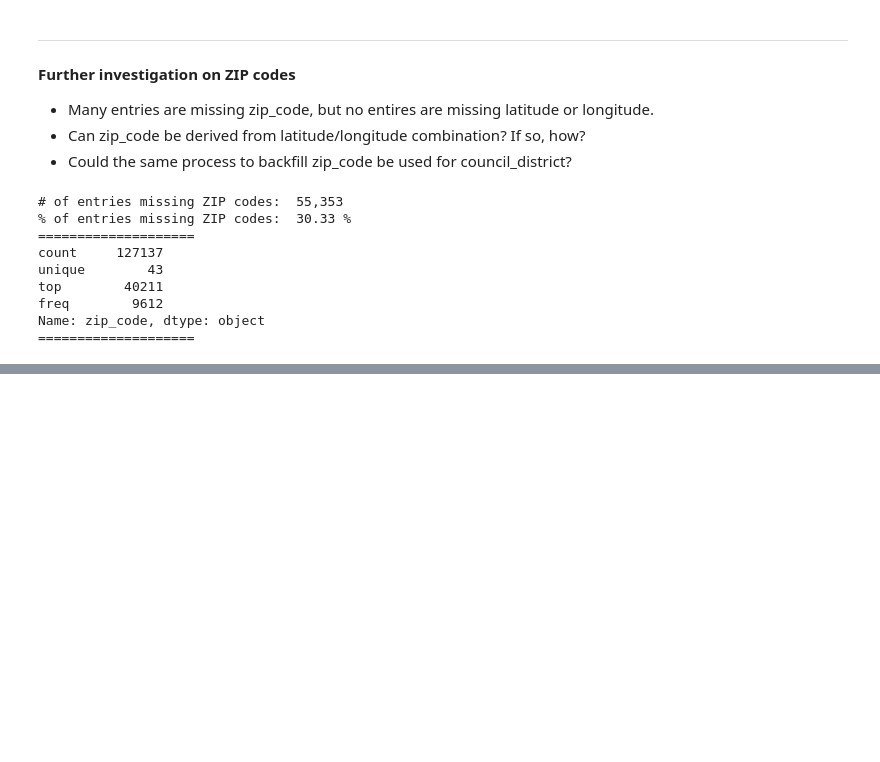
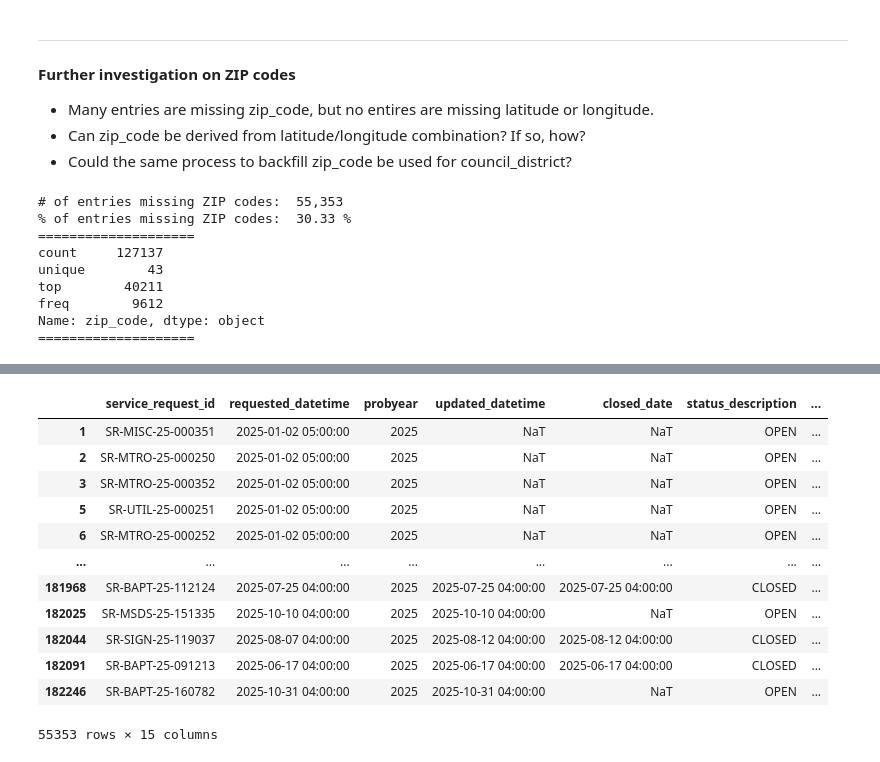
Before and after one commit to peachfiend-42/LouKY_311_Exploration, a Jupyter notebook: LouKY_311_Exploration/initial_views.ipynb, the cells around one changed output, grey strips where cells are left out. Saved outputs shown, nothing was run; the diff lists cells and outputs as text; code cells hidden in the pictures; blank space fills up the shorter version.

```diff
--- a/LouKY_311_Exploration/initial_views.ipynb
+++ b/LouKY_311_Exploration/initial_views.ipynb
@@ -245,0 +319,4 @@ Name: zip_code, dtype: object
+# %%
+# Consolidate the '-0000' ZIPs into their "correct" counterparts.
+lou311_clean.replace({'zip_code': {'40207-0000': '40207', '40208-0000': '40208', '40219-0000': '40219'}}, inplace=True)
+lou311_clean['zip_code'].unique()
@@ -245,0 +332,19 @@ Name: zip_code, dtype: object
+# %%
+# Ditch the null ZIP codes for 'Unknown'
+lou311_clean.fillna({'zip_code': 'Unknown'}, inplace=True)
+lou311_clean[lou311_clean['zip_code'].isnull()]
+lou311_clean[lou311_clean['zip_code'] == 'Unknown']
+# %% [output]
+|  | service_request_id | requested_datetime | probyear | updated_datetime | closed_date | status_description | ... |
+| 1 | SR-MISC-25-000351 | 2025-01-02 05:00:00 | 2025 | NaT | NaT | OPEN | ... |
+| 2 | SR-MTRO-25-000250 | 2025-01-02 05:00:00 | 2025 | NaT | NaT | OPEN | ... |
+| 3 | SR-MTRO-25-000352 | 2025-01-02 05:00:00 | 2025 | NaT | NaT | OPEN | ... |
+| 5 | SR-UTIL-25-000251 | 2025-01-02 05:00:00 | 2025 | NaT | NaT | OPEN | ... |
+| 6 | SR-MTRO-25-000252 | 2025-01-02 05:00:00 | 2025 | NaT | NaT | OPEN | ... |
+| ... | ... | ... | ... | ... | ... | ... | ... |
+| 181968 | SR-BAPT-25-112124 | 2025-07-25 04:00:00 | 2025 | 2025-07-25 04:00:00 | 2025-07-25 04:00:00 | CLOSED | ... |
+| 182025 | SR-MSDS-25-151335 | 2025-10-10 04:00:00 | 2025 | 2025-10-10 04:00:00 | NaT | OPEN | ... |
+| 182044 | SR-SIGN-25-119037 | 2025-08-07 04:00:00 | 2025 | 2025-08-12 04:00:00 | 2025-08-12 04:00:00 | CLOSED | ... |
+| 182091 | SR-BAPT-25-091213 | 2025-06-17 04:00:00 | 2025 | 2025-06-17 04:00:00 | 2025-06-17 04:00:00 | CLOSED | ... |
+| 182246 | SR-BAPT-25-160782 | 2025-10-31 04:00:00 | 2025 | 2025-10-31 04:00:00 | NaT | OPEN | ... |
+55353 rows × 15 columns
```
Also changed, not shown: parts of 13 cells of this notebook.
